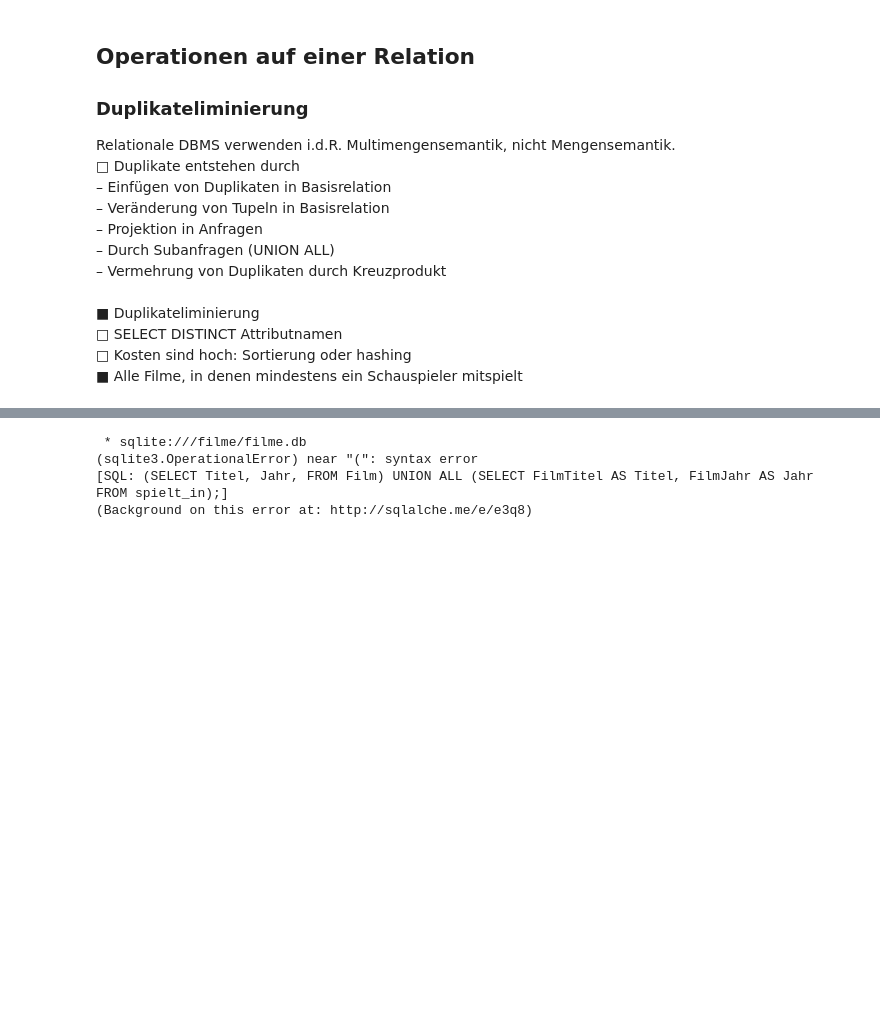
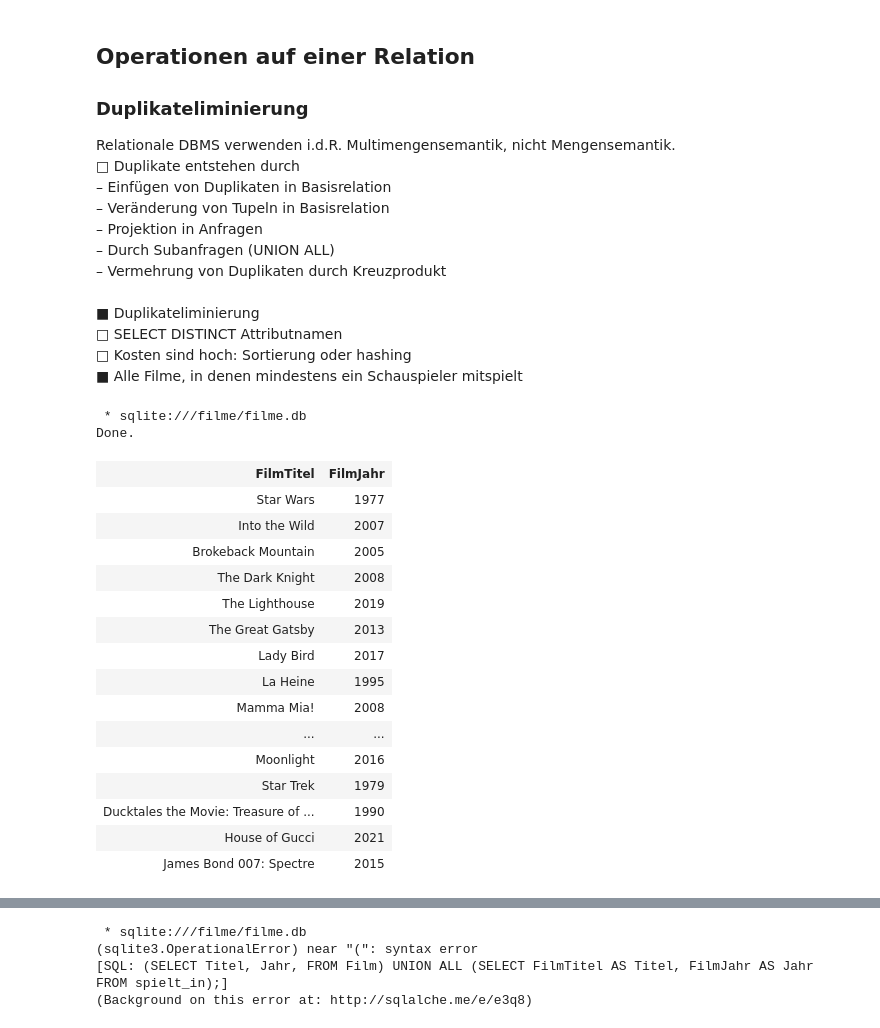
Before and after one commit to lejuliennn/GDBS_Script_Fork, a Jupyter notebook: _build/jupyter_execute/09/sql.ipynb, the cells around one changed output, grey strips where cells are left out. Saved outputs shown, nothing was run; the diff lists cells and outputs as text; code cells hidden in the pictures; blank space fills up the shorter version.

```diff
--- a/_build/jupyter_execute/09/sql.ipynb
+++ b/_build/jupyter_execute/09/sql.ipynb
@@ -1409,9 +1362,26 @@ p.AbtID)
  <br>
 ■ Alle Filme, in denen mindestens ein Schauspieler mitspielt
 # %%
-%sql
-SELECT DISTINCT Titel, Jahr
-FROM spielt_in
+%sql SELECT DISTINCT FilmTitel, FilmJahr FROM spielt_in
+# %% [output]
+ * sqlite:///filme/filme.db
+Done.
+| FilmTitel | FilmJahr |
+| Star Wars | 1977 |
+| Into the Wild | 2007 |
+| Brokeback Mountain | 2005 |
+| The Dark Knight | 2008 |
+| The Lighthouse | 2019 |
+| The Great Gatsby | 2013 |
+| Lady Bird | 2017 |
+| La Heine | 1995 |
+| Mamma Mia! | 2008 |
+| ... | ... |
+| Moonlight | 2016 |
+| Star Trek | 1979 |
+| Ducktales the Movie: Treasure of ... | 1990 |
+| House of Gucci | 2021 |
+| James Bond 007: Spectre | 2015 |
 # %% [markdown]
 ![title](duplikateliminierung.jpg)
 #### Wdh.: Duplikateliminierung bei Mengenoperationen
```
Also changed, not shown: parts of 21 cells of this notebook, 17 other files.
